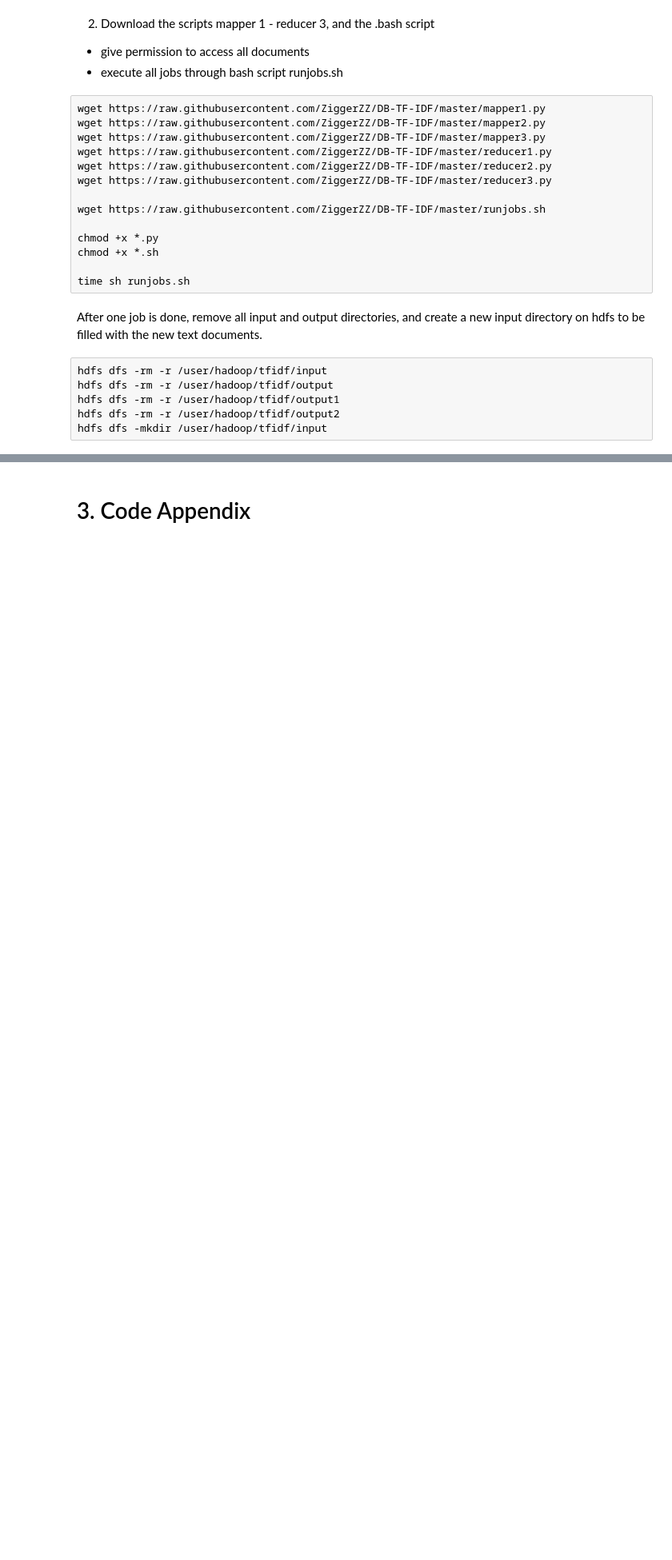
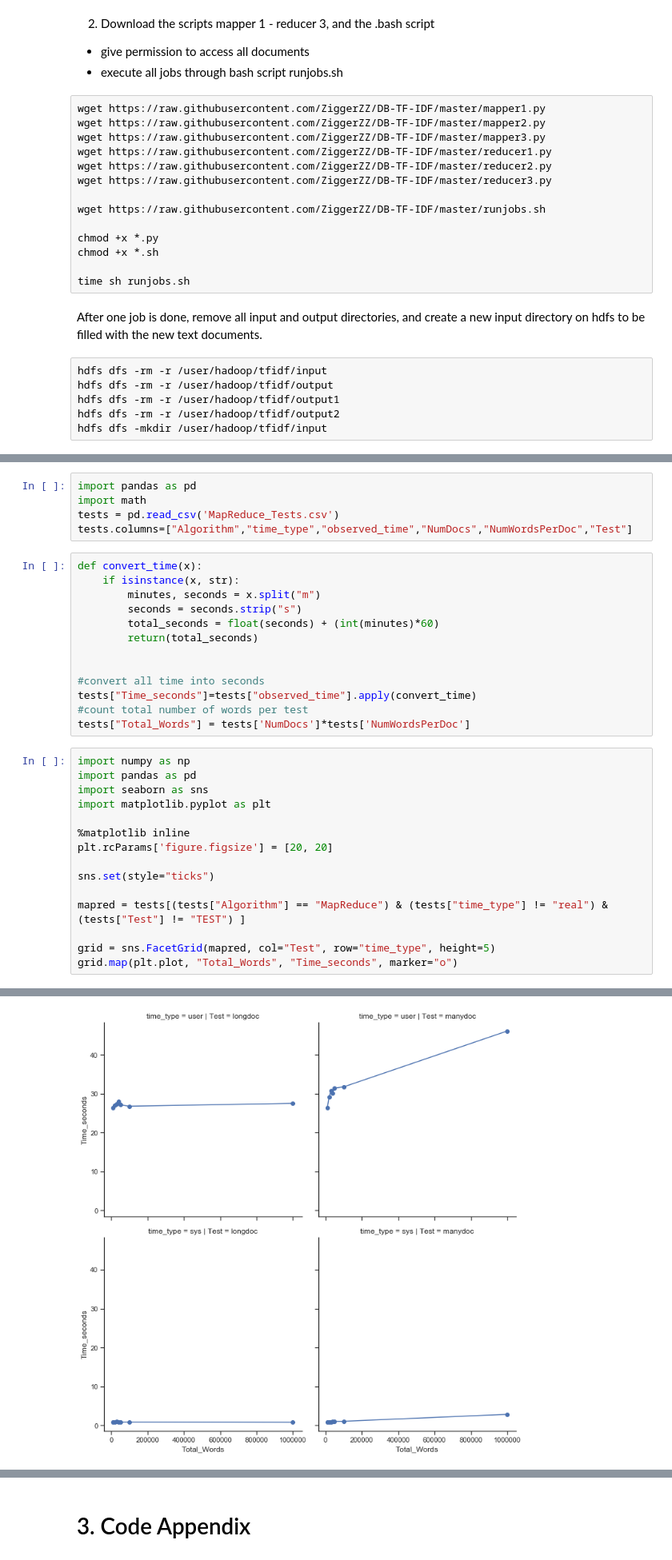
Before and after one commit to ZiggerZZ/DB-TF-IDF, a Jupyter notebook: Results.ipynb, the cells around one changed output, grey strips where cells are left out. Shown at 80% size. Drawn from its saved outputs; the diff is of its cells as text; blank space fills up the shorter version.

Commit message:
added plots to report

```diff
--- a/Results.ipynb
+++ b/Results.ipynb
@@ -87,0 +90,34 @@ hdfs dfs -mkdir /user/hadoop/tfidf/input
+# %%
+import pandas as pd
+import math
+tests = pd.read_csv('MapReduce_Tests.csv')
+tests.columns=["Algorithm","time_type","observed_time","NumDocs","NumWordsPerDoc","Test"]
+# %%
+def convert_time(x):
+    if isinstance(x, str):
+        minutes, seconds = x.split("m")
+        seconds = seconds.strip("s")
+        total_seconds = float(seconds) + (int(minutes)*60)
+        return(total_seconds)
+
+
+#convert all time into seconds
+tests["Time_seconds"]=tests["observed_time"].apply(convert_time)
+#count total number of words per test
+tests["Total_Words"] = tests['NumDocs']*tests['NumWordsPerDoc']
+# %%
+import numpy as np
+import pandas as pd
+import seaborn as sns
+import matplotlib.pyplot as plt
+
+%matplotlib inline
+plt.rcParams['figure.figsize'] = [20, 20]
+
+sns.set(style="ticks")
+
+mapred = tests[(tests["Algorithm"] == "MapReduce") & (tests["time_type"] != "real") &  (tests["Test"] != "TEST") ]
+
+grid = sns.FacetGrid(mapred, col="Test", row="time_type", height=5)
+grid.map(plt.plot, "Total_Words", "Time_seconds", marker="o")
+# %% [output]
@@ -87,0 +125 @@ hdfs dfs -mkdir /user/hadoop/tfidf/input
+[figure, added]
```
Also changed, not shown: parts of 4 cells of this notebook, 2 other files.
